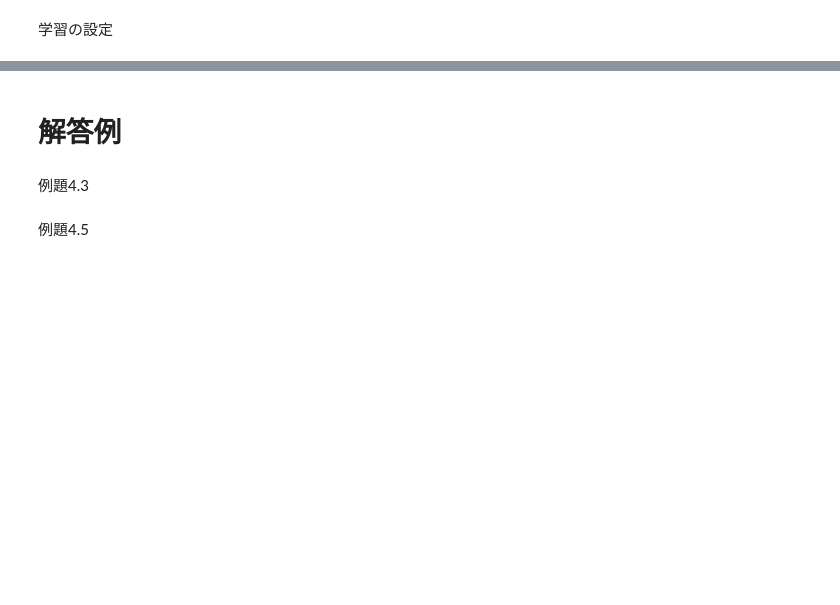
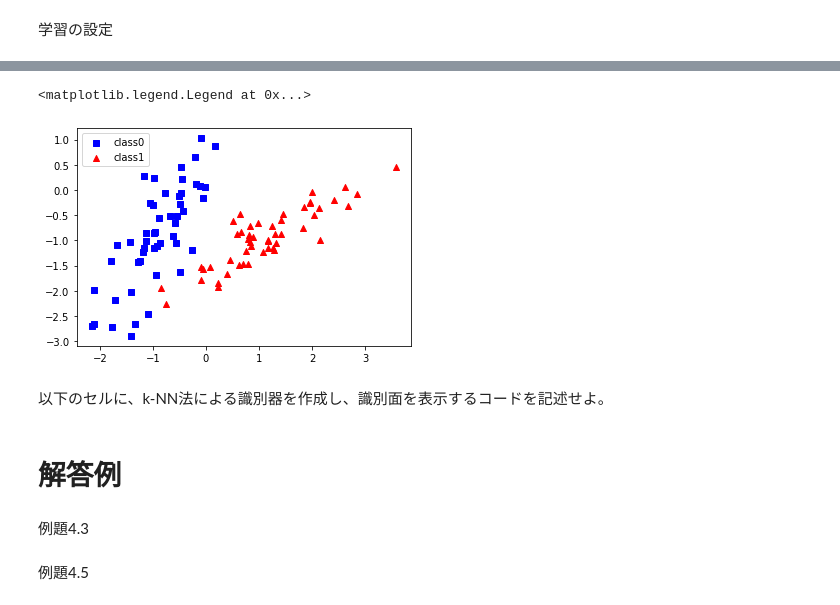
Before and after one commit to MasahiroAraki/SpeechRecognition, a Jupyter notebook: Python/chap04.ipynb, the cells around one changed output, grey strips where cells are left out. Saved outputs shown, nothing was run; the diff lists cells and outputs as text; code cells hidden in the pictures; blank space fills up the shorter version.

```diff
--- a/Python/chap04.ipynb
+++ b/Python/chap04.ipynb
@@ -102,7 +114,12 @@ k-NN法による識別
 # %%
 from sklearn.datasets import make_classification
 from sklearn.neighbors import KNeighborsClassifier
 from mlxtend.plotting import plot_decision_regions
 
 X, y = make_classification(n_features=2, n_redundant=0, n_clusters_per_class=1, random_state=5)
-plt.scatter(X[:, 0], X[:, 1], marker='o', c=y)
+plt.scatter(X[:, 0][y==0], X[:, 1][y==0], c='blue', marker='s', label='class0')
+plt.scatter(X[:, 0][y==1], X[:, 1][y==1], c='red', marker='^', label='class1')
+plt.legend(loc='upper left')
+# %% [output]
+<matplotlib.legend.Legend at 0x...>
+[figure, added]
@@ -111,3 +126,5 @@ plot_decision_regions(X=X, y=y, clf=clf, legend=2)
+# %% [markdown]
+以下のセルに、k-NN法による識別器を作成し、識別面を表示するコードを記述せよ。
 # %% [markdown]
 # 解答例
 # %% [markdown]
```
Also changed, not shown: parts of 23 cells of this notebook.
